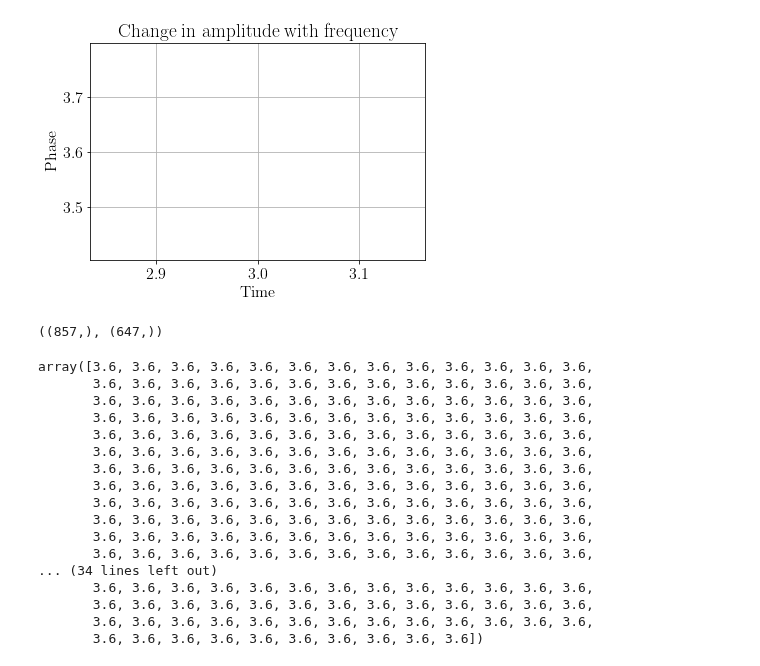
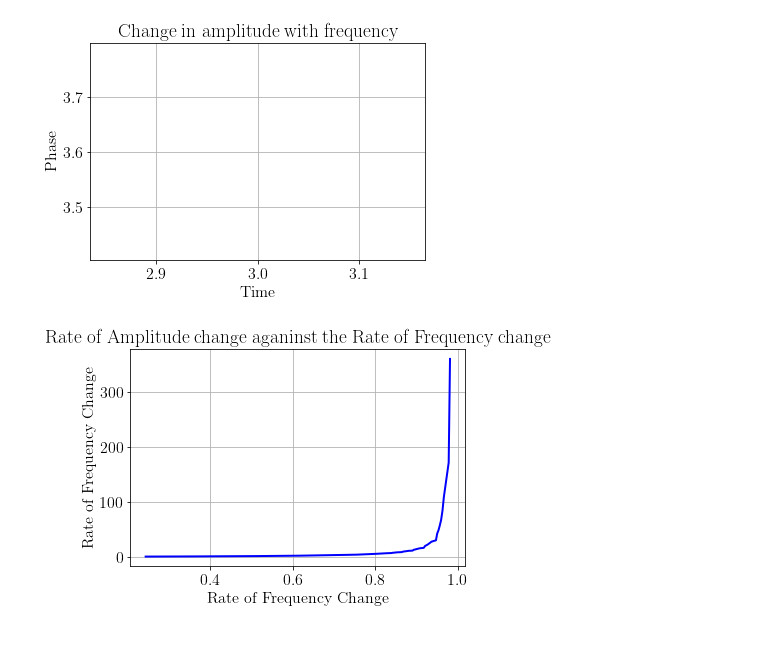
Before and after one commit to aaronkebede/PHY220, a Jupyter notebook: Lab 1 Plots.ipynb, the cells around one changed output. Cells and saved outputs as stored; diff of their text form; code cells hidden in the pictures.

Commit message:
updated some plots

```diff
--- a/Lab 1 Plots.ipynb
+++ b/Lab 1 Plots.ipynb
@@ -59,6 +59,13 @@ plt.show()
 # We have to reshape the frequency array to make it the same size as the amplitude one
 
 resized_frequency_axis = frequency_axis[210:]
+
+# Let's define two functions to see how the frequecy & amp change with time in each array
+
+r_freq = frequency_axis / time_frequency_axis
+r_amp  = amplitude_axis / time_amplitude_axis
+# %%
+resized_r_freq = r_freq[210:]
 # %%
 plt.plot(resized_frequency_axis,amplitude_axis,lw=2)
 plt.grid()
@@ -68,7 +75,3 @@ plt.title("Change in amplitude with frequency")
 plt.show()
 # %% [output]
 [figure]
-# %%
-frequency_axis.shape,amplitude_axis.shape
-# %% [output]
-((857,), (647,))
@@ -77,20 +78,10 @@ resized_frequency_axis = frequency_axis[210:]
-# %%
-amplitude_axis
-# %% [output]
-array([3.6, 3.6, 3.6, 3.6, 3.6, 3.6, 3.6, 3.6, 3.6, 3.6, 3.6, 3.6, 3.6,
-       3.6, 3.6, 3.6, 3.6, 3.6, 3.6, 3.6, 3.6, 3.6, 3.6, 3.6, 3.6, 3.6,
-       3.6, 3.6, 3.6, 3.6, 3.6, 3.6, 3.6, 3.6, 3.6, 3.6, 3.6, 3.6, 3.6,
-       3.6, 3.6, 3.6, 3.6, 3.6, 3.6, 3.6, 3.6, 3.6, 3.6, 3.6, 3.6, 3.6,
-       3.6, 3.6, 3.6, 3.6, 3.6, 3.6, 3.6, 3.6, 3.6, 3.6, 3.6, 3.6, 3.6,
-       3.6, 3.6, 3.6, 3.6, 3.6, 3.6, 3.6, 3.6, 3.6, 3.6, 3.6, 3.6, 3.6,
-       3.6, 3.6, 3.6, 3.6, 3.6, 3.6, 3.6, 3.6, 3.6, 3.6, 3.6, 3.6, 3.6,
-       3.6, 3.6, 3.6, 3.6, 3.6, 3.6, 3.6, 3.6, 3.6, 3.6, 3.6, 3.6, 3.6,
-       3.6, 3.6, 3.6, 3.6, 3.6, 3.6, 3.6, 3.6, 3.6, 3.6, 3.6, 3.6, 3.6,
-       3.6, 3.6, 3.6, 3.6, 3.6, 3.6, 3.6, 3.6, 3.6, 3.6, 3.6, 3.6, 3.6,
-       3.6, 3.6, 3.6, 3.6, 3.6, 3.6, 3.6, 3.6, 3.6, 3.6, 3.6, 3.6, 3.6,
-       3.6, 3.6, 3.6, 3.6, 3.6, 3.6, 3.6, 3.6, 3.6, 3.6, 3.6, 3.6, 3.6,
-... (34 lines left out)
-       3.6, 3.6, 3.6, 3.6, 3.6, 3.6, 3.6, 3.6, 3.6, 3.6, 3.6, 3.6, 3.6,
-       3.6, 3.6, 3.6, 3.6, 3.6, 3.6, 3.6, 3.6, 3.6, 3.6, 3.6, 3.6, 3.6,
-       3.6, 3.6, 3.6, 3.6, 3.6, 3.6, 3.6, 3.6, 3.6, 3.6, 3.6, 3.6, 3.6,
-       3.6, 3.6, 3.6, 3.6, 3.6, 3.6, 3.6, 3.6, 3.6, 3.6])
+# %%
+#Plot Rate of amplitude change against rate of frequency change
+plt.plot(resized_r_freq,r_amp,lw=2, c="blue")
+plt.grid()
+plt.xlabel("Rate of Frequency Change")
+plt.ylabel("Rate of Frequency Change")
+plt.title("Rate of Amplitude change aganinst the Rate of Frequency change")
+plt.show()
+# %% [output]
+[figure, added]
```
Also changed, not shown: parts of 1 cell of this notebook.
